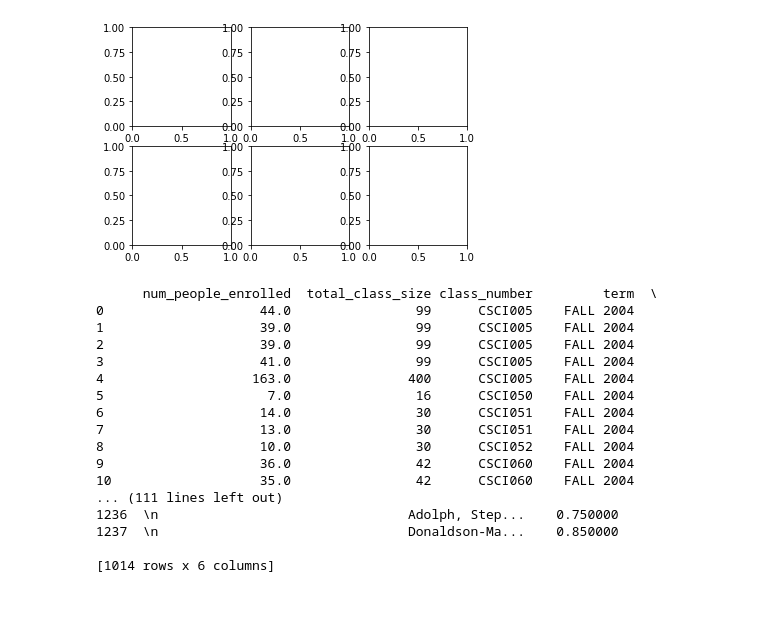
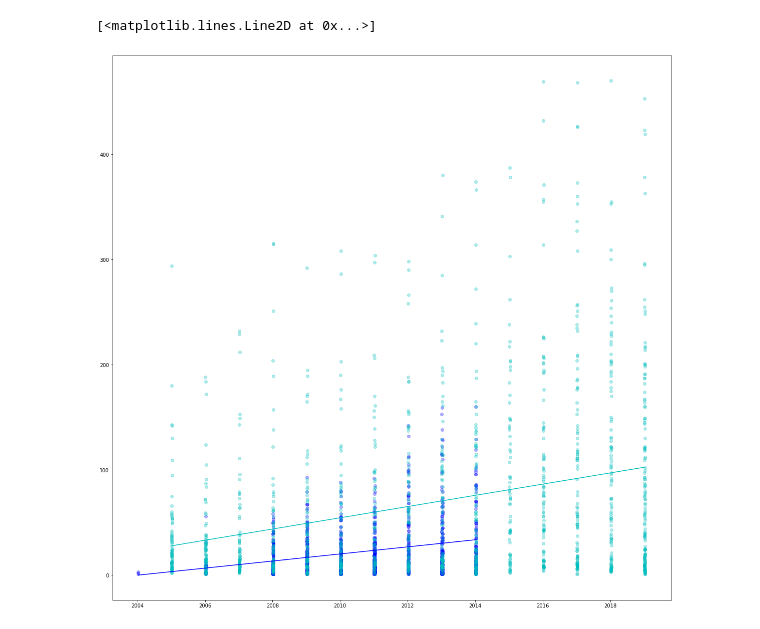
Before and after one commit to Tcbowen/CSE-184, a Jupyter notebook: Data.ipynb, the cells around one changed output. Cells and saved outputs as stored; diff of their text form; code cells hidden in the pictures.

```diff
--- a/Data.ipynb
+++ b/Data.ipynb
@@ -60,6 +60,10 @@ for row_num, i in enumerate(df_sfsu.iloc[:,1]):
     term_split = i.split(' ')
     season_year = term_split[0] + ' ' + term_split[1]
     df_sfsu.at[row_num, 'term'] = season_year.upper()
+
+for row_num, class_num in enumerate(df_sfsu['class_number']):
+    class_split = class_num.split(' ')
+    df_sfsu.at[row_num, 'class_number'] = class_split[0] + class_split[1]
 # %%
 for row_num, i in enumerate(df_sdsu.iloc[:,3]):
     term_split = i.split(' ')
@@ -79,7 +83,7 @@ for row_num, i in enumerate(df_ucsc.iloc[:, 3]):
         year = term_split[1].split('0')
         new_year = year[0] + '00' + year[1]
         term_split[1] = new_year
-    df_ucsc.at[row_num, 'term'] = (term_split[0] + term_split[1]).upper()
+    df_ucsc.at[row_num, 'term'] = (term_split[0] + ' ' + term_split[1]).upper()
 # %%
 # Goes through all the data and adds the percentages of class to the end of the dataframe
 # %%
@@ -222,4 +226,10 @@ def sort_term(term, data):
 # locs, labels = plt.xticks()
 # plt.setp(labels, rotation=45)
 # plt.gcf().set_size_inches((20,20))
+# %%
+def term_to_num(term):
+    quant = {'SPRING':.01, 'FALL':.02,  'WINTER':.03}
+    df = pd.DataFrame()
+    term_split = term.split(' ')
+    return quant[term_split[0]] + int(term_split[1])
 # %%
@@ -243,24 +253,31 @@ new_term_ucsc, new_data_ucsc = sort_term(newTerm, newData)
-# %%
-fig, axes = plt.subplots(2,3)
-# %% [output]
-[figure, removed]
-# %%
-print(df_p)
-# %% [output]
-      num_people_enrolled  total_class_size class_number         term  \
-0                    44.0                99      CSCI005    FALL 2004
-1                    39.0                99      CSCI005    FALL 2004
-2                    39.0                99      CSCI005    FALL 2004
-3                    41.0                99      CSCI005    FALL 2004
-4                   163.0               400      CSCI005    FALL 2004
-5                     7.0                16      CSCI050    FALL 2004
-6                    14.0                30      CSCI051    FALL 2004
-7                    13.0                30      CSCI051    FALL 2004
-8                    10.0                30      CSCI052    FALL 2004
-9                    36.0                42      CSCI060    FALL 2004
-10                   35.0                42      CSCI060    FALL 2004
-... (111 lines left out)
-1236  \n                                Adolph, Step...    0.750000
-1237  \n                                Donaldson-Ma...    0.850000
-
-[1014 rows x 6 columns]
+# %%
+df_uci['term_num'] = df_uci['term'].apply(term_to_num)
+df_ucsc['term_num'] = df_ucsc['term'].apply(term_to_num)
+df_chico['term_num'] = df_chico['term'].apply(term_to_num)
+df_sdsu['term_num'] = df_sdsu['term'].apply(term_to_num)
+df_harvey['term_num'] = df_harvey['term'].apply(term_to_num)
+df_panoma['term_num'] = df_panoma['term'].apply(term_to_num)
+df_sfsu['term_num'] = df_sfsu['term'].apply(term_to_num)
+
+df_ucsc = df_ucsc.sort_values(by = ['term_num'])
+df_uci = df_uci.sort_values(by = ['term_num'])
+df_chico = df_chico.sort_values(by = ['term_num'])
+df_sdsu = df_sdsu.sort_values(by = ['term_num'])
+df_harvey = df_harvey.sort_values(by = ['term_num'])
+df_sfsu = df_sfsu.sort_values(by=['term_num'])
+# %%
+fig, axes = plt.subplots(1,1, figsize=(20,20))
+
+axes.scatter(df_uci['term_num'], df_uci['num_people_enrolled'], alpha = .3, color = 'b')
+axes.scatter(df_ucsc['term_num'], df_ucsc['num_people_enrolled'], alpha = .3, color = 'c')
+
+z = np.polyfit(df_uci['term_num'], df_uci['num_people_enrolled'], 1)
+p = np.poly1d(z)
+plt.plot(df_uci['term_num'], p(df_uci['term_num']), 'b-')
+
+z = np.polyfit(df_ucsc['term_num'], df_ucsc['num_people_enrolled'], 1)
+p = np.poly1d(z)
+plt.plot(df_ucsc['term_num'], p(df_ucsc['term_num']), 'c-')
+# %% [output]
+[<matplotlib.lines.Line2D at 0x...>]
+[figure, added]
```
Also changed, not shown: parts of 9 cells of this notebook.
